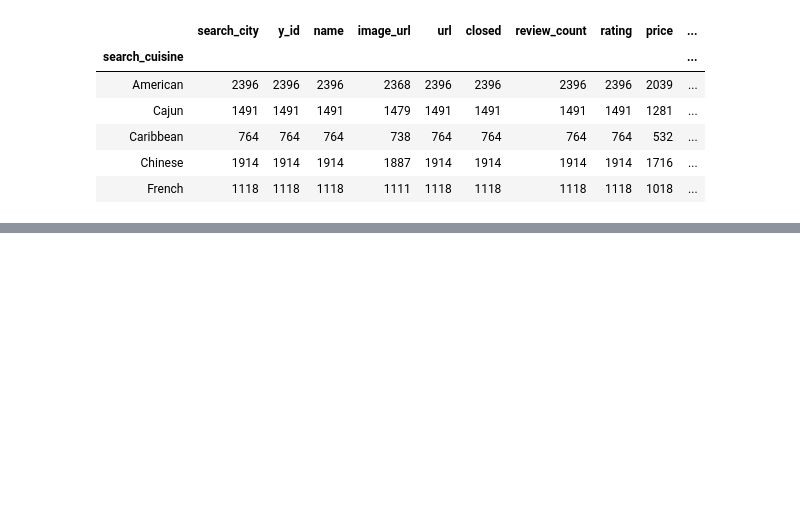
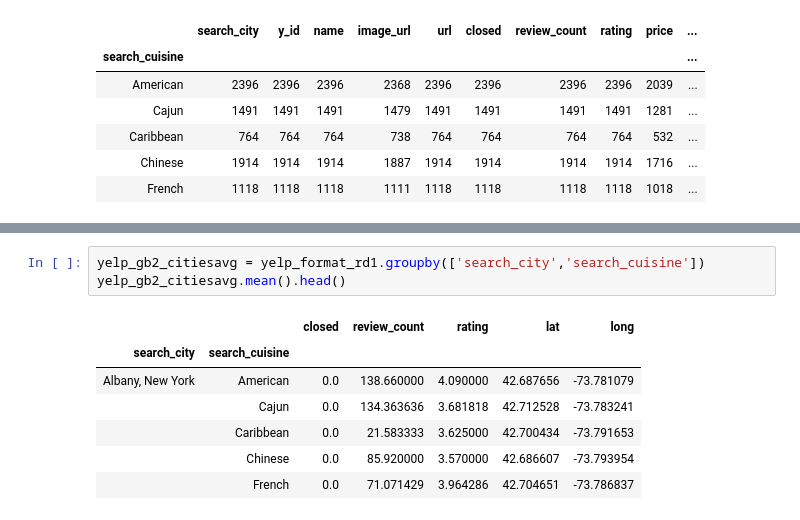
Before and after one commit to kahsay-1229/Yelp-Cuisine, a Jupyter notebook: yelpapidata.ipynb, the cells around one changed output, grey strips where cells are left out. Cells and saved outputs as stored; diff of their text form; blank space fills up the shorter version.

```diff
--- a/yelpapidata.ipynb
+++ b/yelpapidata.ipynb
@@ -148,0 +171,11 @@ yelp_gb_cuisinescount.count().head()
+# %%
+yelp_gb2_citiesavg = yelp_format_rd1.groupby(['search_city','search_cuisine'])
+yelp_gb2_citiesavg.mean().head()
+# %% [output]
+|  |  | closed | review_count | rating | lat | long |
+| search_city | search_cuisine |  |  |  |  |  |
+| Albany, New York | American | 0.0 | 138.660000 | 4.090000 | 42.687656 | -73.781079 |
+|  | Cajun | 0.0 | 134.363636 | 3.681818 | 42.712528 | -73.783241 |
+|  | Caribbean | 0.0 | 21.583333 | 3.625000 | 42.700434 | -73.791653 |
+|  | Chinese | 0.0 | 85.920000 | 3.570000 | 42.686607 | -73.793954 |
+|  | French | 0.0 | 71.071429 | 3.964286 | 42.704651 | -73.786837 |
```
Also changed, not shown: parts of 3 cells of this notebook.
